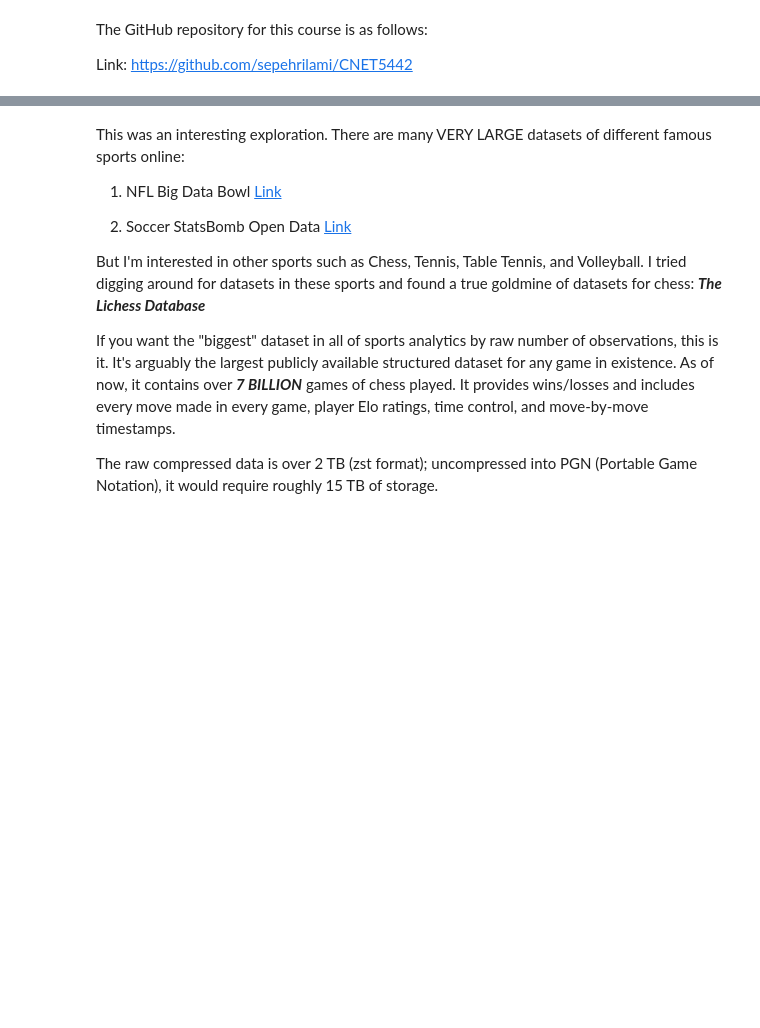
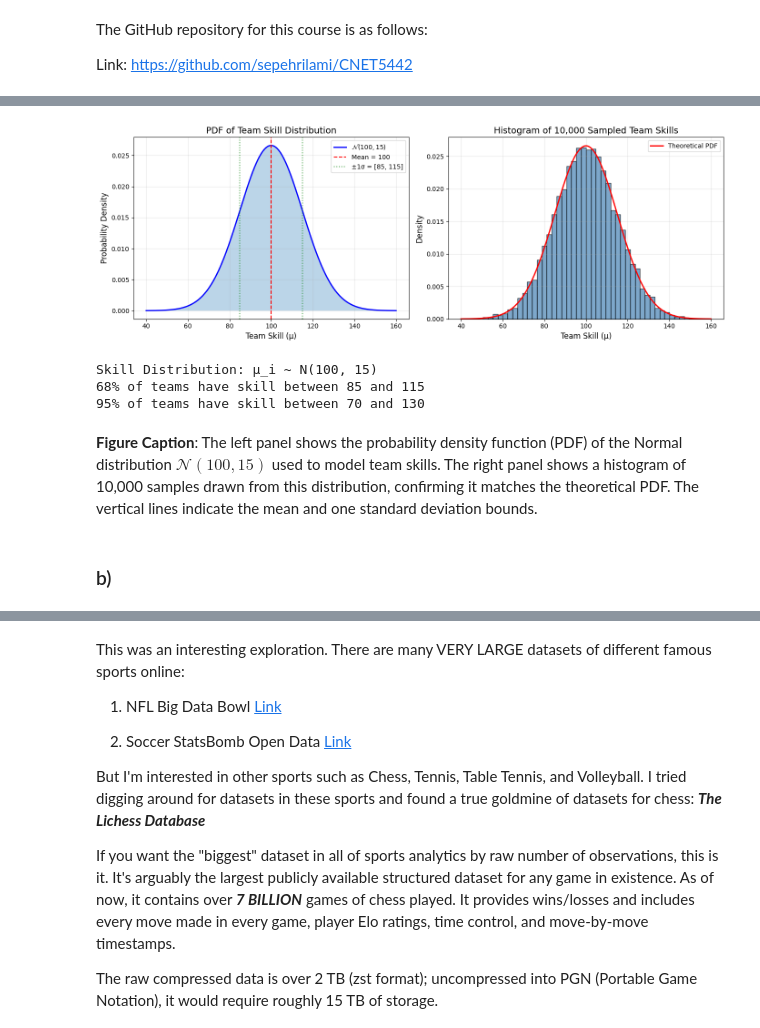
Before and after one commit to sepehrilami/CNET5442, a Jupyter notebook: assignments/assignment01.ipynb, the cells around one changed output, grey strips where cells are left out. Cells and saved outputs as stored; diff of their text form; code cells hidden in the pictures; blank space fills up the shorter version.

```diff
--- a/assignments/assignment01.ipynb
+++ b/assignments/assignment01.ipynb
@@ -15,0 +49,52 @@ Link: https://github.com/sepehrilami/CNET5442
+# %%
+# Parameters for skill distribution
+mu_0 = 100  # League average skill
+tau = 15    # Standard deviation of skill across teams
+
+# Create x values for PDF plot
+x = np.linspace(mu_0 - 4*tau, mu_0 + 4*tau, 1000)
+pdf = stats.norm.pdf(x, mu_0, tau)
+
+# Also generate samples for histogram
+n = 10000
+samples = np.random.normal(mu_0, tau, n)
+
+# Create figure with two subplots
+fig, axes = plt.subplots(1, 2, figsize=(14, 5))
+
+# Plot 1: PDF curve
+axes[0].plot(x, pdf, 'b-', linewidth=2, label=f'$\mathcal{{N}}({mu_0}, {tau})$')
+axes[0].fill_between(x, pdf, alpha=0.3)
+axes[0].axvline(mu_0, color='red', linestyle='--', label=f'Mean = {mu_0}')
+axes[0].axvline(mu_0 - tau, color='green', linestyle=':', alpha=0.7, label=f'±1σ = [{mu_0-tau}, {mu_0+tau}]')
+axes[0].axvline(mu_0 + tau, color='green', linestyle=':', alpha=0.7)
+axes[0].set_xlabel('Team Skill (μ)', fontsize=12)
+axes[0].set_ylabel('Probability Density', fontsize=12)
+axes[0].set_title('PDF of Team Skill Distribution', fontsize=14)
+axes[0].legend()
+axes[0].grid(True, alpha=0.3)
+
+# Plot 2: Histogram of samples
+axes[1].hist(samples, bins=50, density=True, alpha=0.7, color='steelblue', edgecolor='black')
+axes[1].plot(x, pdf, 'r-', linewidth=2, label='Theoretical PDF')
+axes[1].set_xlabel('Team Skill (μ)', fontsize=12)
+axes[1].set_ylabel('Density', fontsize=12)
+axes[1].set_title(f'Histogram of {n} Sampled Team Skills', fontsize=14)
+axes[1].legend()
+axes[1].grid(True, alpha=0.3)
+
+plt.tight_layout()
+plt.show()
+
+print(f"Skill Distribution: μ_i ~ N({mu_0}, {tau})")
+print(f"68% of teams have skill between {mu_0-tau} and {mu_0+tau}")
+print(f"95% of teams have skill between {mu_0-2*tau} and {mu_0+2*tau}")
+# %% [output]
+[figure, added]
+Skill Distribution: μ_i ~ N(100, 15)
+68% of teams have skill between 85 and 115
+95% of teams have skill between 70 and 130
+# %% [markdown]
+**Figure Caption**: The left panel shows the probability density function (PDF) of the Normal distribution $\mathcal{N}(100, 15)$ used to model team skills. The right panel shows a histogram of 10,000 samples drawn from this distribution, confirming it matches the theoretical PDF. The vertical lines indicate the mean and one standard deviation bounds.
+# %% [markdown]
+### b)
```
Also changed, not shown: parts of 35 cells of this notebook.
